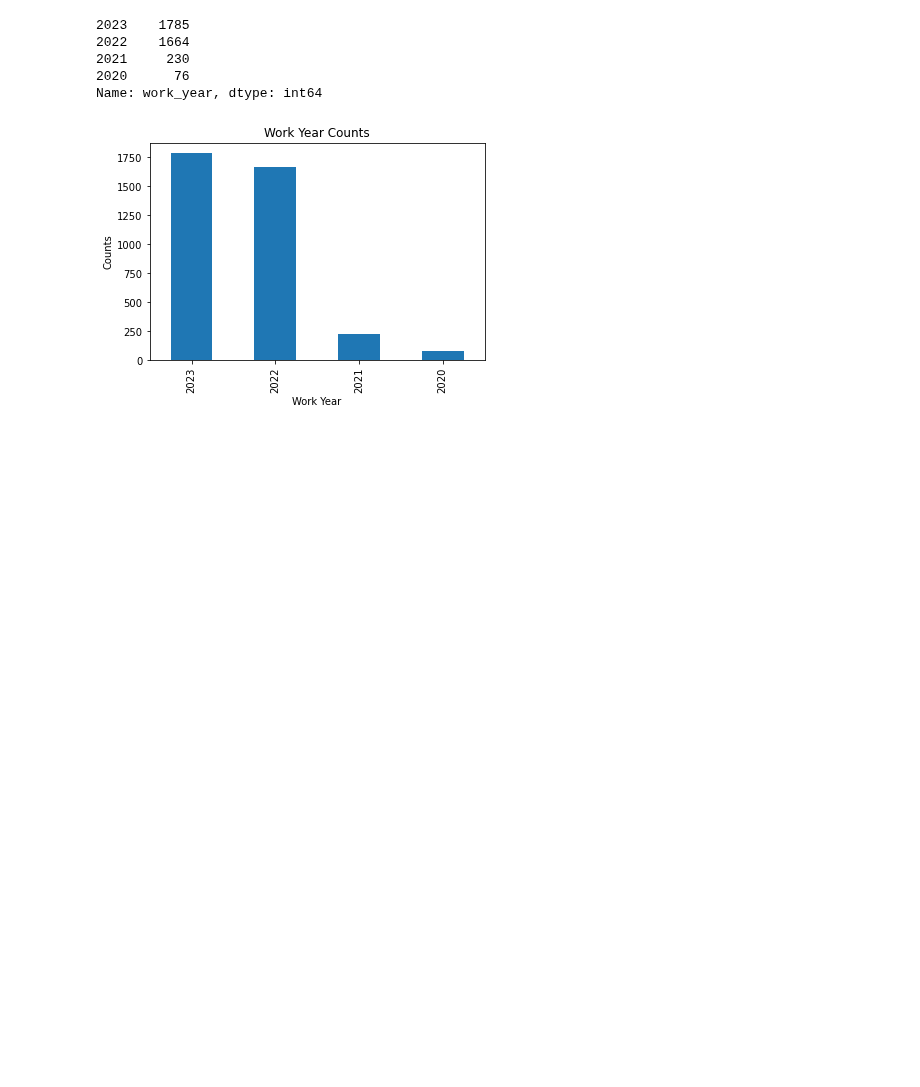
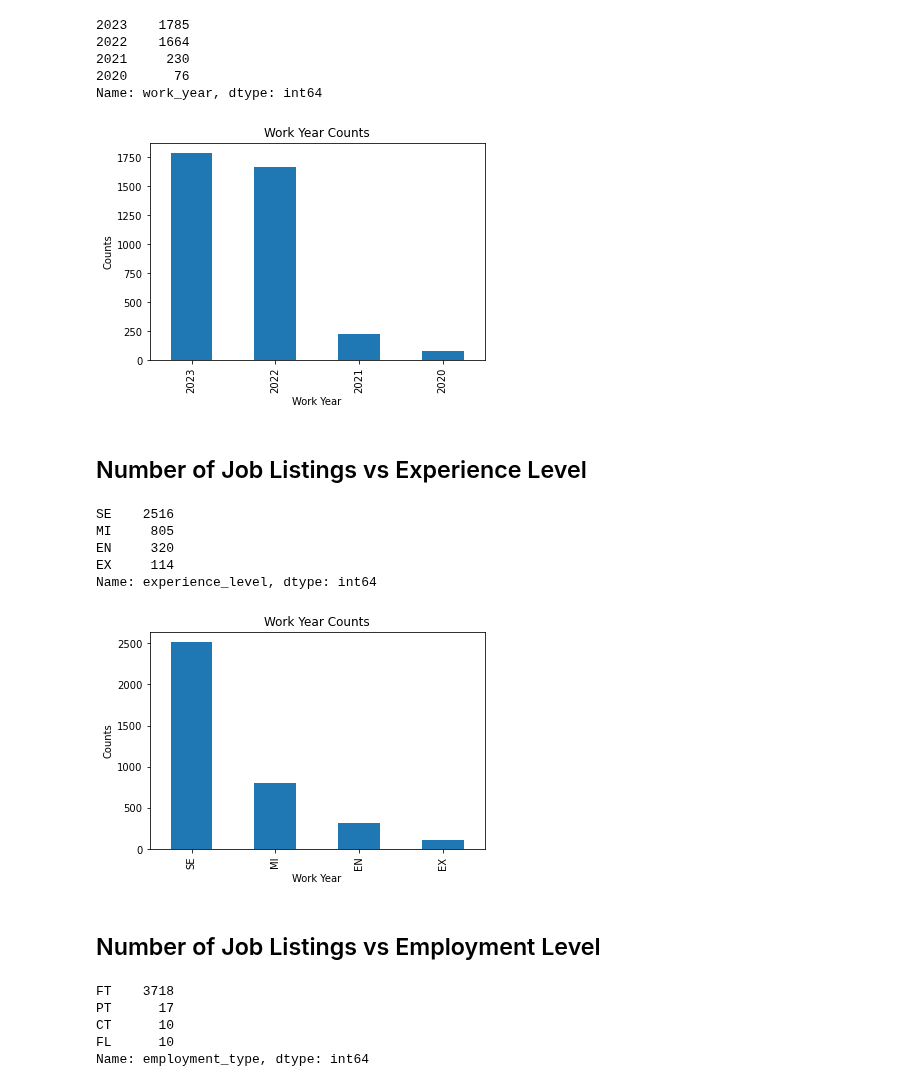
Before and after one commit to garimac12/project_acai, a Jupyter notebook: PROJECT_SW.ipynb, the cells around one changed output. Drawn from its saved outputs; the diff is of its cells as text; code cells hidden in the pictures; blank space fills up the shorter version.

```diff
--- a/PROJECT_SW.ipynb
+++ b/PROJECT_SW.ipynb
@@ -52,3 +68,36 @@ ax.set_ylabel('Counts')
 plt.show()
 # %% [output]
 [figure]
+# %% [markdown]
+## Number of Job Listings vs Experience Level
+# %%
+#Experience_Level Counts
+exp = df["experience_level"].value_counts()
+exp
+# %% [output]
+SE    2516
+MI     805
+EN     320
+EX     114
+Name: experience_level, dtype: int64
+# %%
+#Plotting Number of Job listings vs Experience Level
+fig, ax = plt.subplots()
+bars = exp.plot(kind="bar", title = "Work Year Counts")
+ax.set_xlabel('Work Year')
+ax.set_ylabel('Counts')
+plt.show()
+# %% [output]
+[figure, added]
+# %% [markdown]
+## Number of Job Listings vs Employment Level
+# %%
+#Employment_Type Counts
+employment = df["employment_type"].value_counts()
+employment
+# %% [output]
+FT    3718
+PT      17
+CT      10
+FL      10
+Name: employment_type, dtype: int64
```
Also changed, not shown: parts of 5 cells of this notebook.
